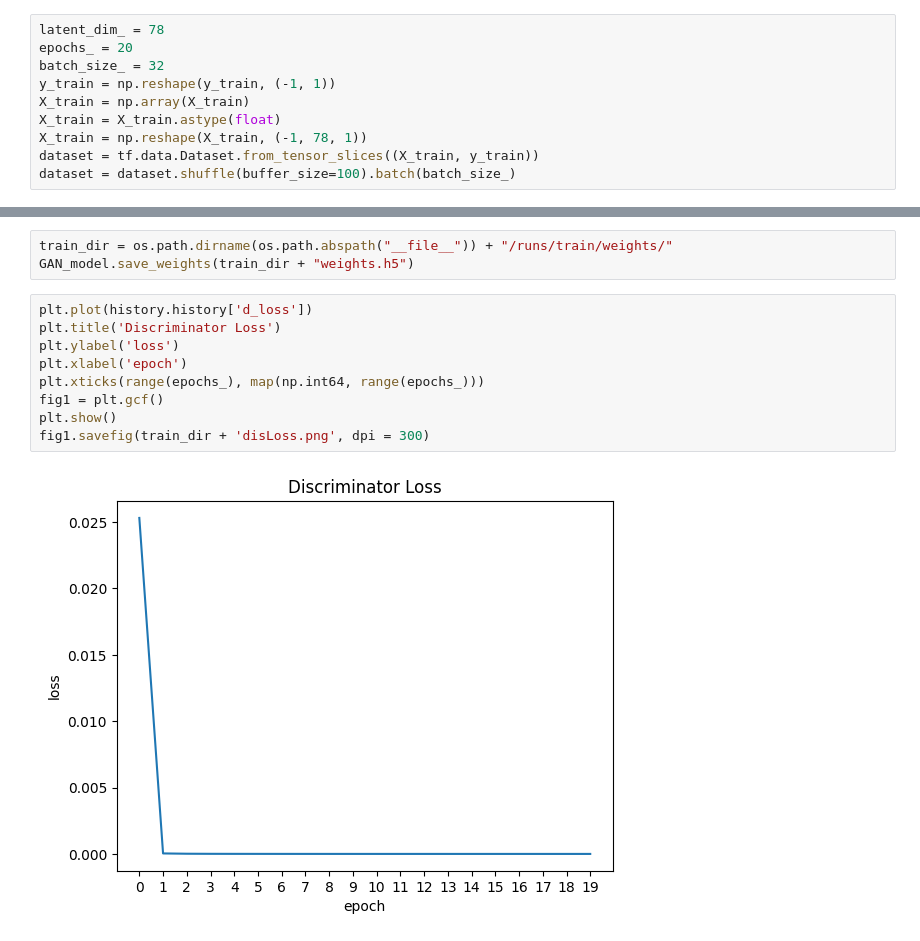
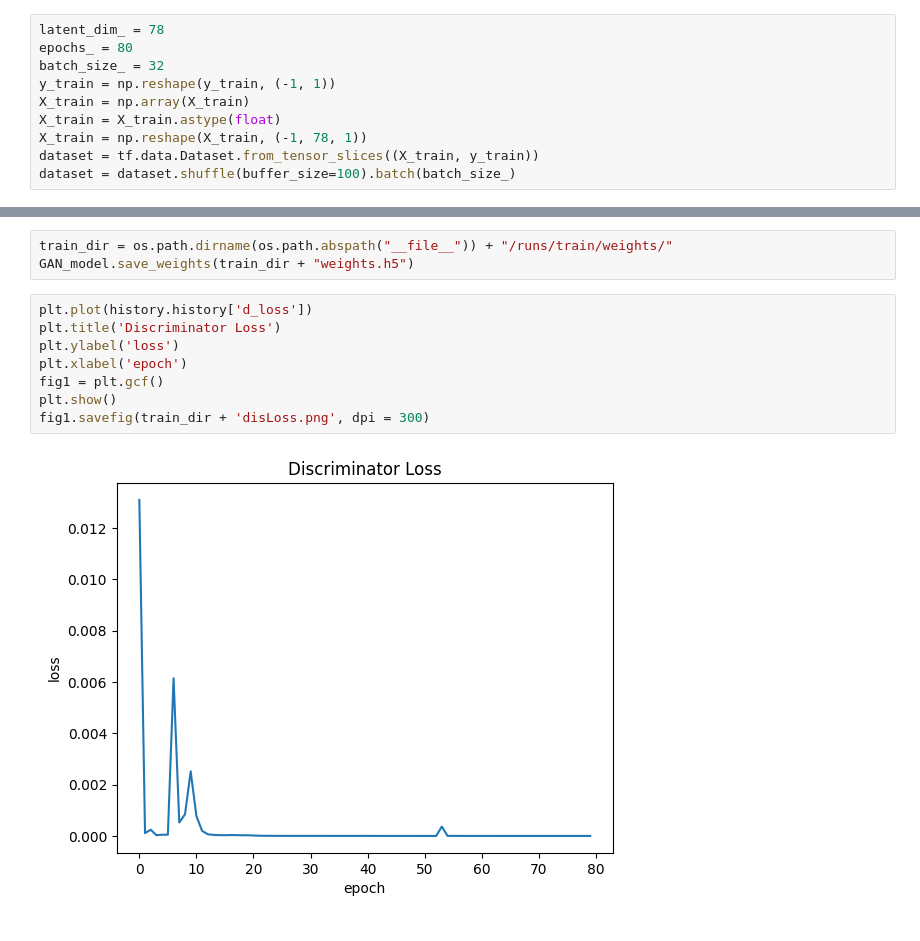
Before and after one commit to panthibivek/Generative-Adversarial-Network-for-Improving-Sampling-of-Molecular-Trajectories, a Jupyter notebook: genAdvTrain.ipynb, the cells around one changed output, grey strips where cells are left out. Drawn from its saved outputs; the diff is of its cells as text.

```diff
--- a/genAdvTrain.ipynb
+++ b/genAdvTrain.ipynb
@@ -31,7 +31,7 @@ Training data size: (9000, 78)
 Test data size: (1000, 78)
 # %%
 latent_dim_ = 78
-epochs_ = 20
+epochs_ = 80
 batch_size_ = 32
 y_train = np.reshape(y_train, (-1, 1))
 X_train = np.array(X_train)
@@ -159,14 +159,13 @@ GAN_model.save_weights(train_dir + "weights.h5")
 # %%
 plt.plot(history.history['d_loss'])
 plt.title('Discriminator Loss')
 plt.ylabel('loss')
 plt.xlabel('epoch')
-plt.xticks(range(epochs_), map(np.int64, range(epochs_)))
 fig1 = plt.gcf()
 plt.show()
 fig1.savefig(train_dir + 'disLoss.png', dpi = 300)
 # %% [output]
-[figure, old version]
+[figure, new version]
 # %%
 plt.plot(history.history['g_loss'])
 plt.title('Generator Loss')
```
Also changed, not shown: parts of 5 cells of this notebook, 2 other files.
